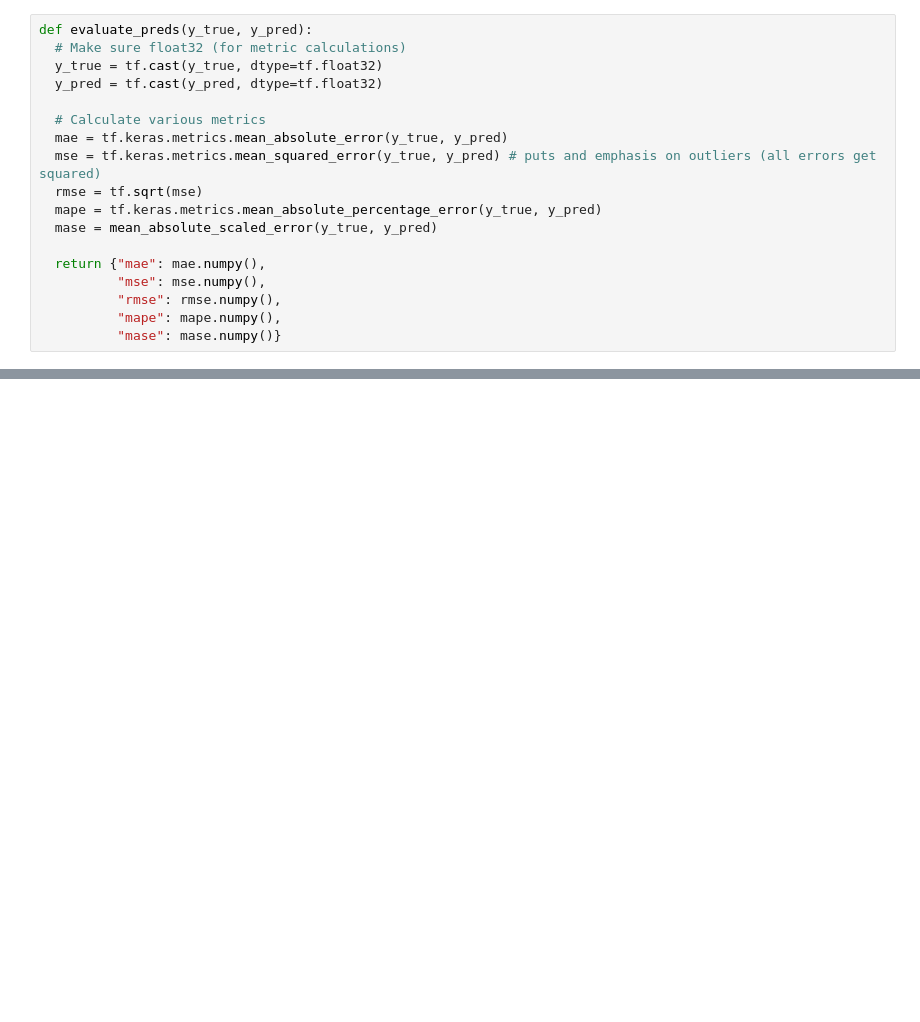
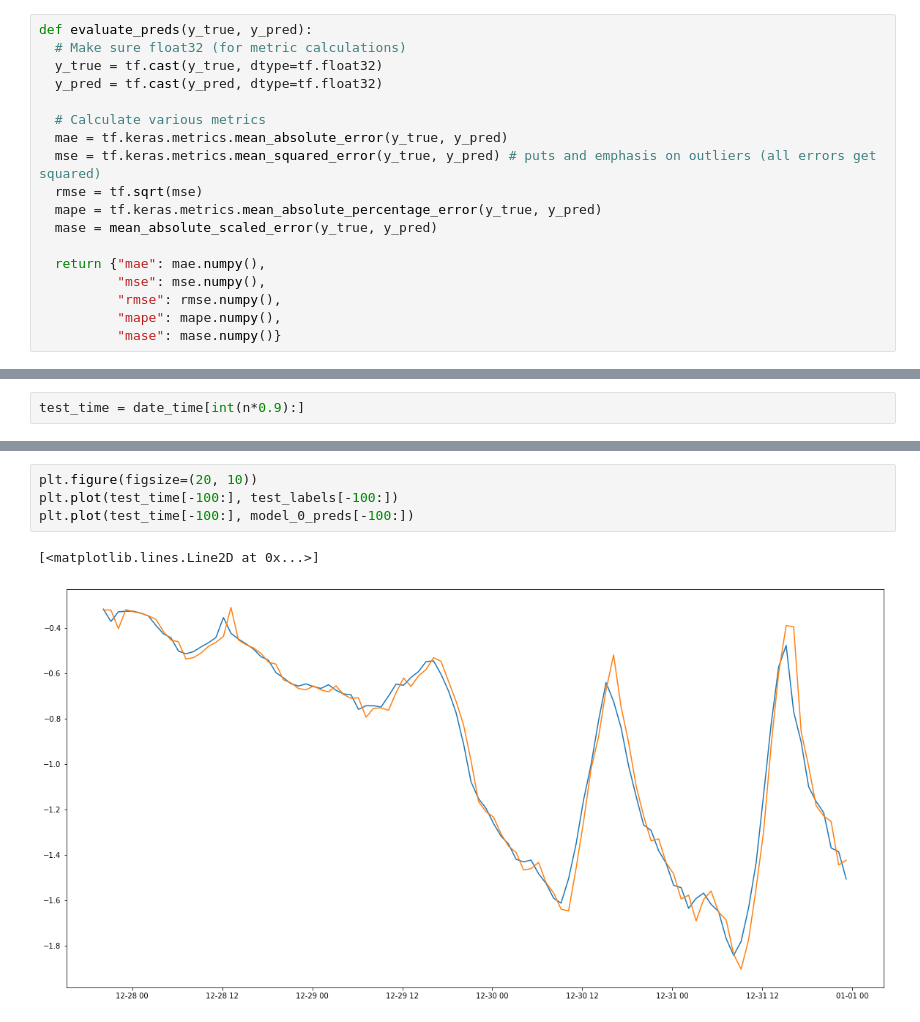
Before and after one commit to Forpee/time-series-practice-0, a Jupyter notebook: Time_Series.ipynb, the cells around one changed output, grey strips where cells are left out. Cells and saved outputs as stored; diff of their text form; blank space fills up the shorter version.

```diff
--- a/Time_Series.ipynb
+++ b/Time_Series.ipynb
@@ -646,0 +771,2 @@ model_0_results
+# %%
+test_time = date_time[int(n*0.9):]
@@ -646,0 +788,7 @@ model_0_results
+# %%
+plt.figure(figsize=(20, 10))
+plt.plot(test_time[-100:], test_labels[-100:])
+plt.plot(test_time[-100:], model_0_preds[-100:])
+# %% [output]
+[<matplotlib.lines.Line2D at 0x...>]
+[figure, added]
```
Also changed, not shown: parts of 44 cells of this notebook.
